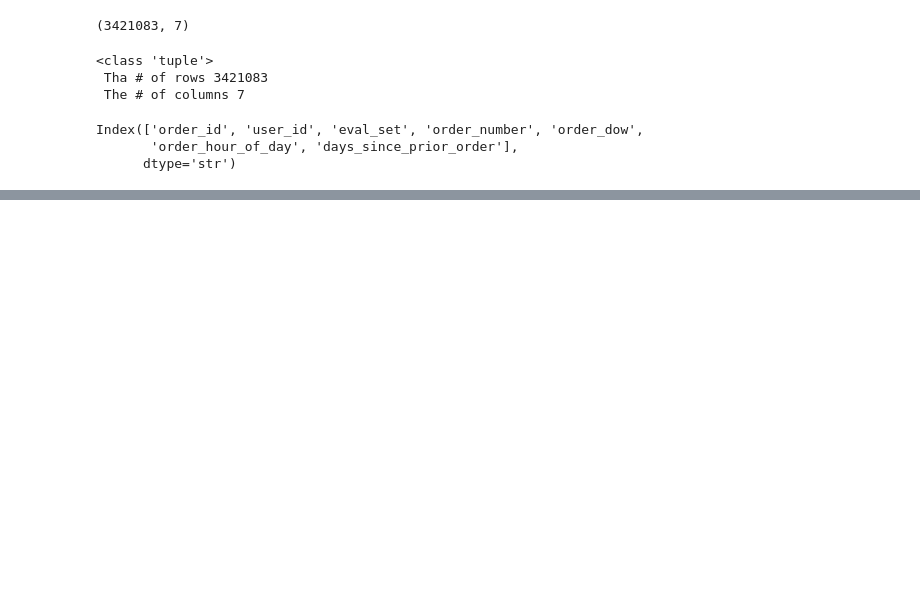
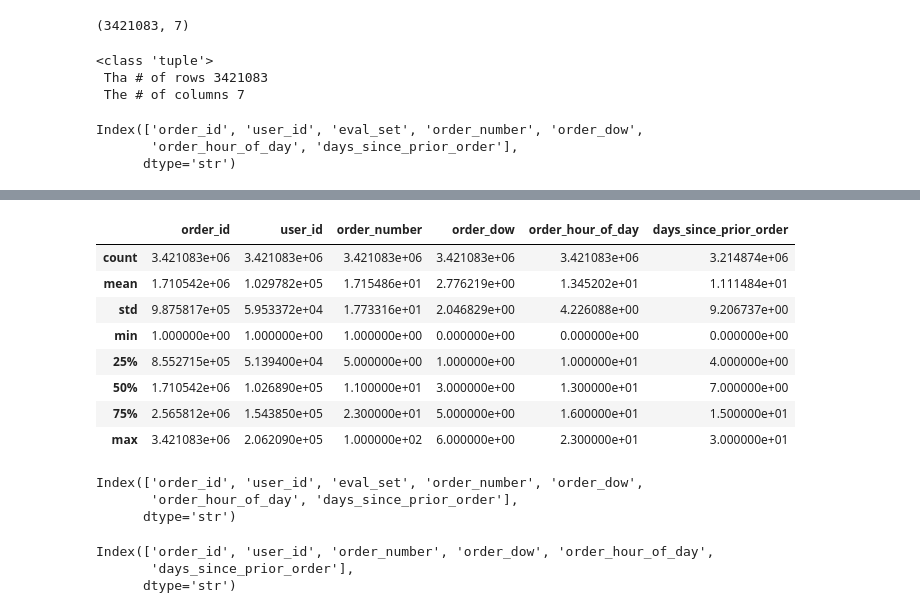
Before and after one commit to karamian-ani/data_analytics_with_python, a Jupyter notebook: notebooks/04_data_import.ipynb, the cells around one changed output, grey strips where cells are left out. Saved outputs shown, nothing was run; the diff lists cells and outputs as text; code cells hidden in the pictures; blank space fills up the shorter version.

```diff
--- a/notebooks/04_data_import.ipynb
+++ b/notebooks/04_data_import.ipynb
@@ -40,0 +78,18 @@ Index(['order_id', 'user_id', 'eval_set', 'order_number', 'order_dow',
+# %%
+df_orders.describe()
+# %% [output]
+|  | order_id | user_id | order_number | order_dow | order_hour_of_day | days_since_prior_order |
+| count | 3.421083e+06 | 3.421083e+06 | 3.421083e+06 | 3.421083e+06 | 3.421083e+06 | 3.214874e+06 |
+| mean | 1.710542e+06 | 1.029782e+05 | 1.715486e+01 | 2.776219e+00 | 1.345202e+01 | 1.111484e+01 |
+| std | 9.875817e+05 | 5.953372e+04 | 1.773316e+01 | 2.046829e+00 | 4.226088e+00 | 9.206737e+00 |
+| min | 1.000000e+00 | 1.000000e+00 | 1.000000e+00 | 0.000000e+00 | 0.000000e+00 | 0.000000e+00 |
+| 25% | 8.552715e+05 | 5.139400e+04 | 5.000000e+00 | 1.000000e+00 | 1.000000e+01 | 4.000000e+00 |
+| 50% | 1.710542e+06 | 1.026890e+05 | 1.100000e+01 | 3.000000e+00 | 1.300000e+01 | 7.000000e+00 |
+| 75% | 2.565812e+06 | 1.543850e+05 | 2.300000e+01 | 5.000000e+00 | 1.600000e+01 | 1.500000e+01 |
+| max | 3.421083e+06 | 2.062090e+05 | 1.000000e+02 | 6.000000e+00 | 2.300000e+01 | 3.000000e+01 |
+# %%
+df_orders.columns
+# %% [output]
+Index(['order_id', 'user_id', 'eval_set', 'order_number', 'order_dow',
+       'order_hour_of_day', 'days_since_prior_order'],
+      dtype='str')
@@ -40,0 +98,6 @@ Index(['order_id', 'user_id', 'eval_set', 'order_number', 'order_dow',
+# %%
+df_orders.columns
+# %% [output]
+Index(['order_id', 'user_id', 'order_number', 'order_dow', 'order_hour_of_day',
+       'days_since_prior_order'],
+      dtype='str')
```
Also changed, not shown: parts of 29 cells of this notebook.
